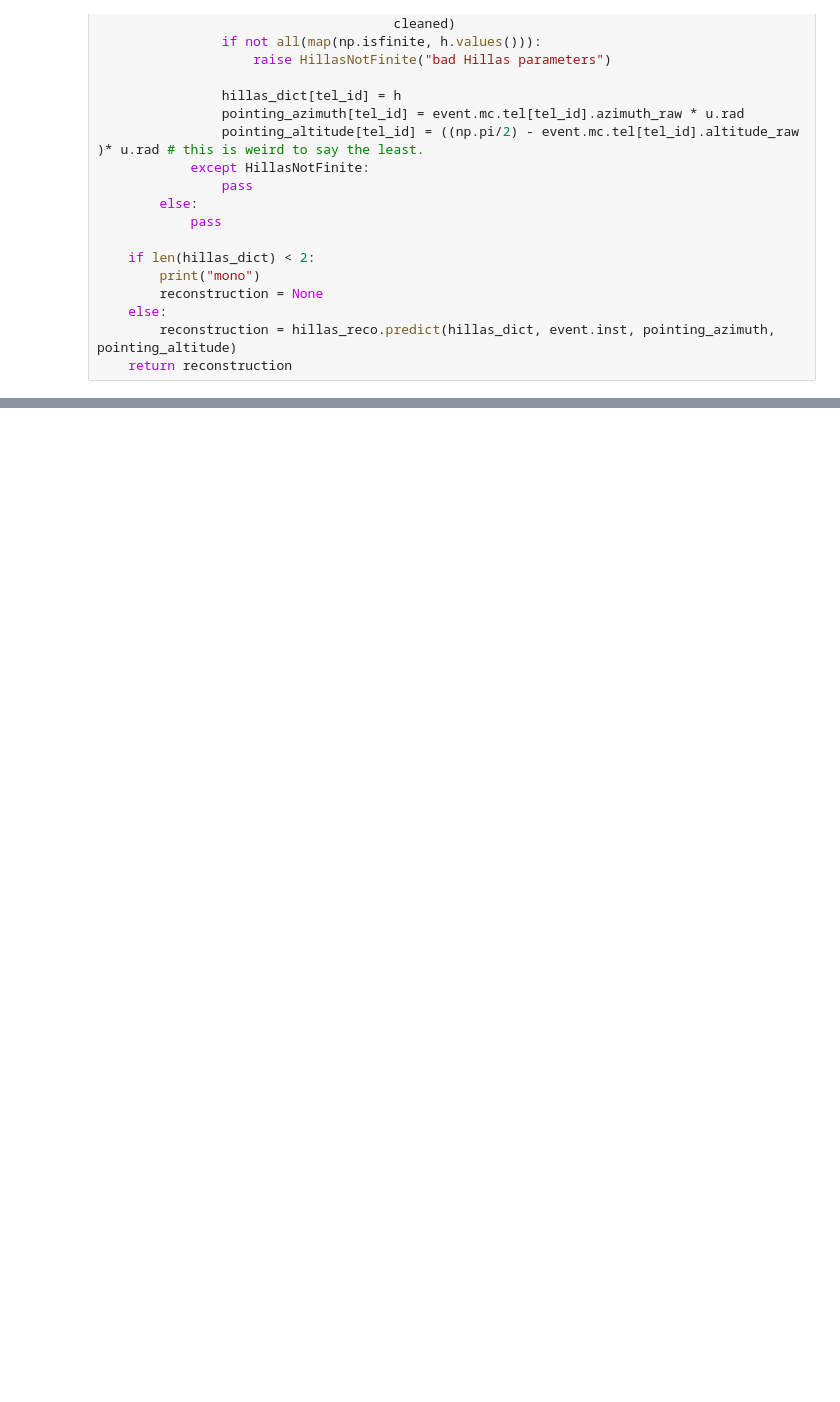
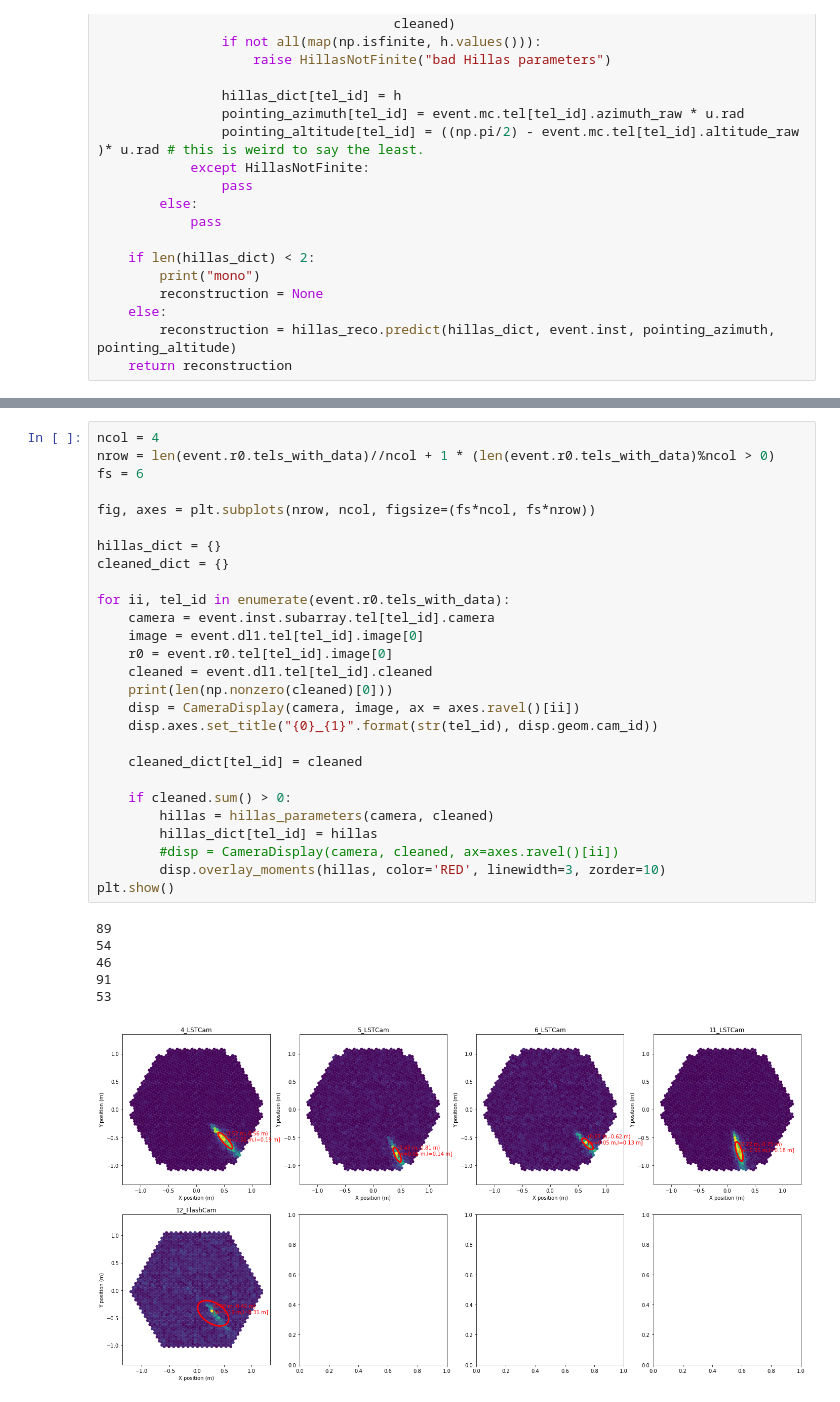
Before and after one commit to thomasgas/CREED_VTK, a Jupyter notebook: examples/example utilization.ipynb, the cells around one changed output, grey strips where cells are left out. Saved outputs shown, nothing was run; the diff lists cells and outputs as text; blank space fills up the shorter version.

```diff
--- a/examples/example utilization.ipynb
+++ b/examples/example utilization.ipynb
@@ -119 +150,35 @@ event.mc.tel[37]
+# %%
+ncol = 4
+nrow = len(event.r0.tels_with_data)//ncol + 1 * (len(event.r0.tels_with_data)%ncol > 0)
+fs = 6
+
+fig, axes = plt.subplots(nrow, ncol, figsize=(fs*ncol, fs*nrow))
+
+hillas_dict = {}
+cleaned_dict = {}
+
+for ii, tel_id in enumerate(event.r0.tels_with_data):
+    camera = event.inst.subarray.tel[tel_id].camera
+    image = event.dl1.tel[tel_id].image[0]
+    r0 = event.r0.tel[tel_id].image[0]
+    cleaned = event.dl1.tel[tel_id].cleaned
+    print(len(np.nonzero(cleaned)[0]))
+    disp = CameraDisplay(camera, image, ax = axes.ravel()[ii])
+    disp.axes.set_title("{0}_{1}".format(str(tel_id), disp.geom.cam_id))
+
+    cleaned_dict[tel_id] = cleaned
+
+    if cleaned.sum() > 0:
+        hillas = hillas_parameters(camera, cleaned)
+        hillas_dict[tel_id] = hillas
+        #disp = CameraDisplay(camera, cleaned, ax=axes.ravel()[ii])
+        disp.overlay_moments(hillas, color='RED', linewidth=3, zorder=10)
+plt.show()
+# %% [output]
+89
+54
+46
+91
+53
+[figure, added]
 # %%
```
Also changed, not shown: parts of 18 cells of this notebook, 10 other files.
